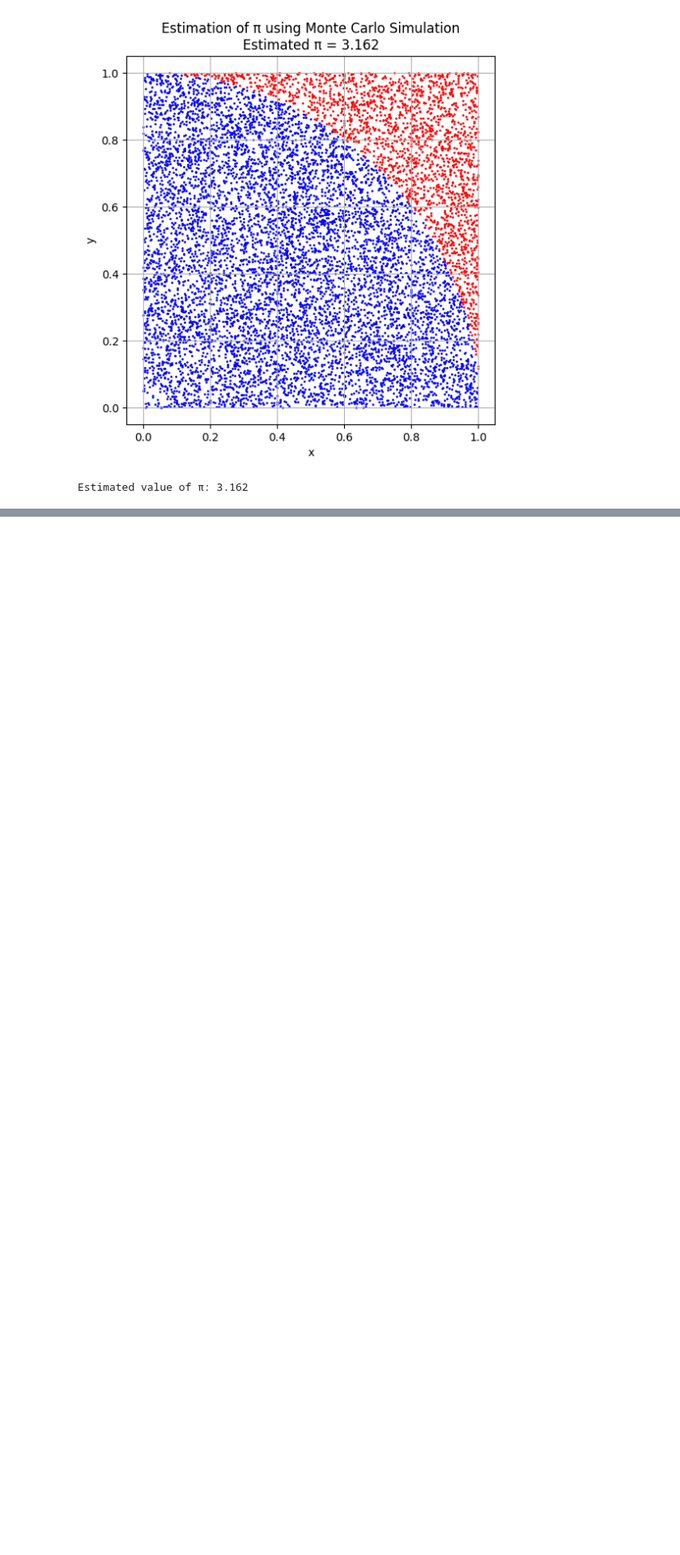
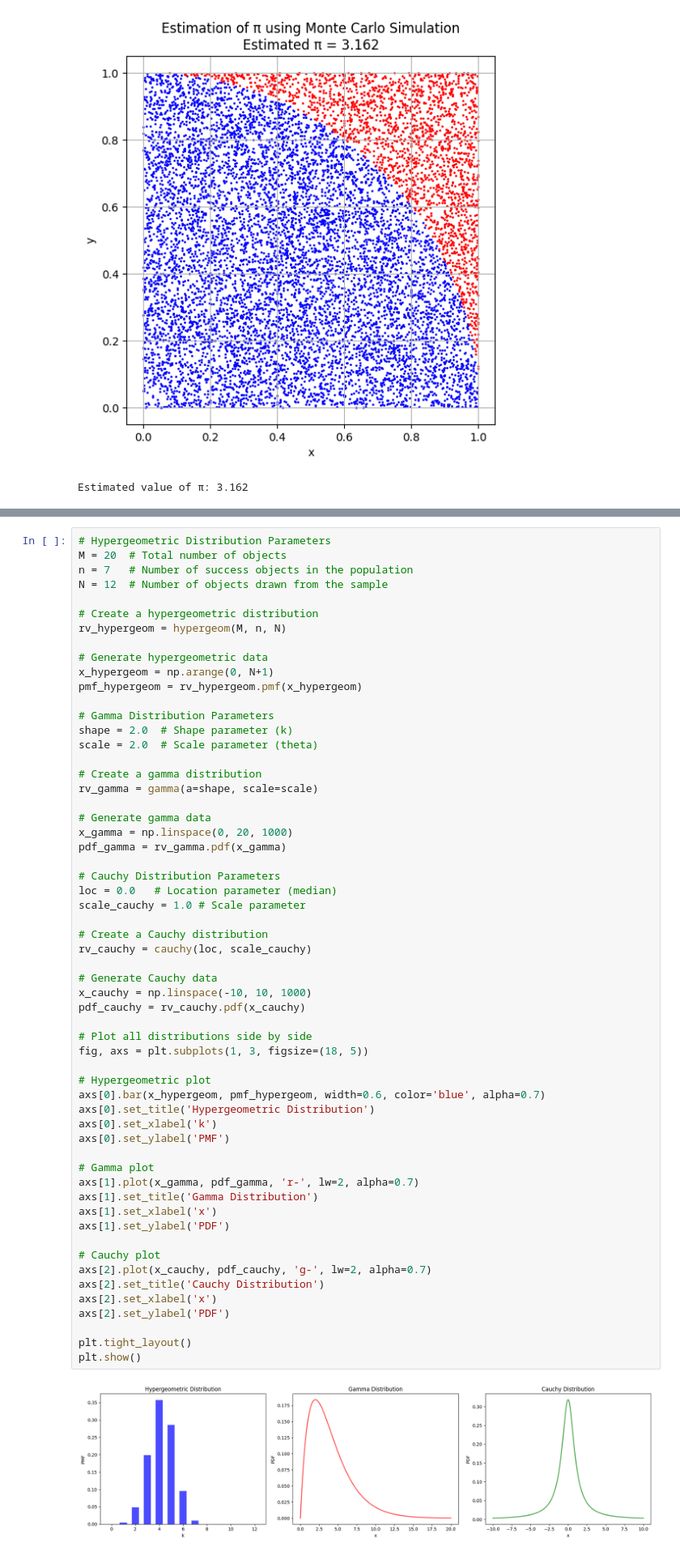
Before and after one commit to MrPiada/data-analysis-swiss-knife, a Jupyter notebook: notebooks/pdfs_plots.ipynb, the cells around one changed output, grey strips where cells are left out. Shown at 81% size. Saved outputs shown, nothing was run; the diff lists cells and outputs as text; blank space fills up the shorter version.

```diff
--- a/notebooks/pdfs_plots.ipynb
+++ b/notebooks/pdfs_plots.ipynb
@@ -431,0 +498,60 @@ Estimated value of π: 3.162
+# %%
+# Hypergeometric Distribution Parameters
+M = 20  # Total number of objects
+n = 7   # Number of success objects in the population
+N = 12  # Number of objects drawn from the sample
+
+# Create a hypergeometric distribution
+rv_hypergeom = hypergeom(M, n, N)
+
+# Generate hypergeometric data
+x_hypergeom = np.arange(0, N+1)
+pmf_hypergeom = rv_hypergeom.pmf(x_hypergeom)
+
+# Gamma Distribution Parameters
+shape = 2.0  # Shape parameter (k)
+scale = 2.0  # Scale parameter (theta)
+
+# Create a gamma distribution
+rv_gamma = gamma(a=shape, scale=scale)
+
+# Generate gamma data
+x_gamma = np.linspace(0, 20, 1000)
+pdf_gamma = rv_gamma.pdf(x_gamma)
+
+# Cauchy Distribution Parameters
+loc = 0.0   # Location parameter (median)
+scale_cauchy = 1.0 # Scale parameter
+
+# Create a Cauchy distribution
+rv_cauchy = cauchy(loc, scale_cauchy)
+
+# Generate Cauchy data
+x_cauchy = np.linspace(-10, 10, 1000)
+pdf_cauchy = rv_cauchy.pdf(x_cauchy)
+
+# Plot all distributions side by side
+fig, axs = plt.subplots(1, 3, figsize=(18, 5))
+
+# Hypergeometric plot
+axs[0].bar(x_hypergeom, pmf_hypergeom, width=0.6, color='blue', alpha=0.7)
+axs[0].set_title('Hypergeometric Distribution')
+axs[0].set_xlabel('k')
+axs[0].set_ylabel('PMF')
+
+# Gamma plot
+axs[1].plot(x_gamma, pdf_gamma, 'r-', lw=2, alpha=0.7)
+axs[1].set_title('Gamma Distribution')
+axs[1].set_xlabel('x')
+axs[1].set_ylabel('PDF')
+
+# Cauchy plot
+axs[2].plot(x_cauchy, pdf_cauchy, 'g-', lw=2, alpha=0.7)
+axs[2].set_title('Cauchy Distribution')
+axs[2].set_xlabel('x')
+axs[2].set_ylabel('PDF')
+
+plt.tight_layout()
+plt.show()
+# %% [output]
+[figure, added]
```
Also changed, not shown: parts of 5 cells of this notebook.
